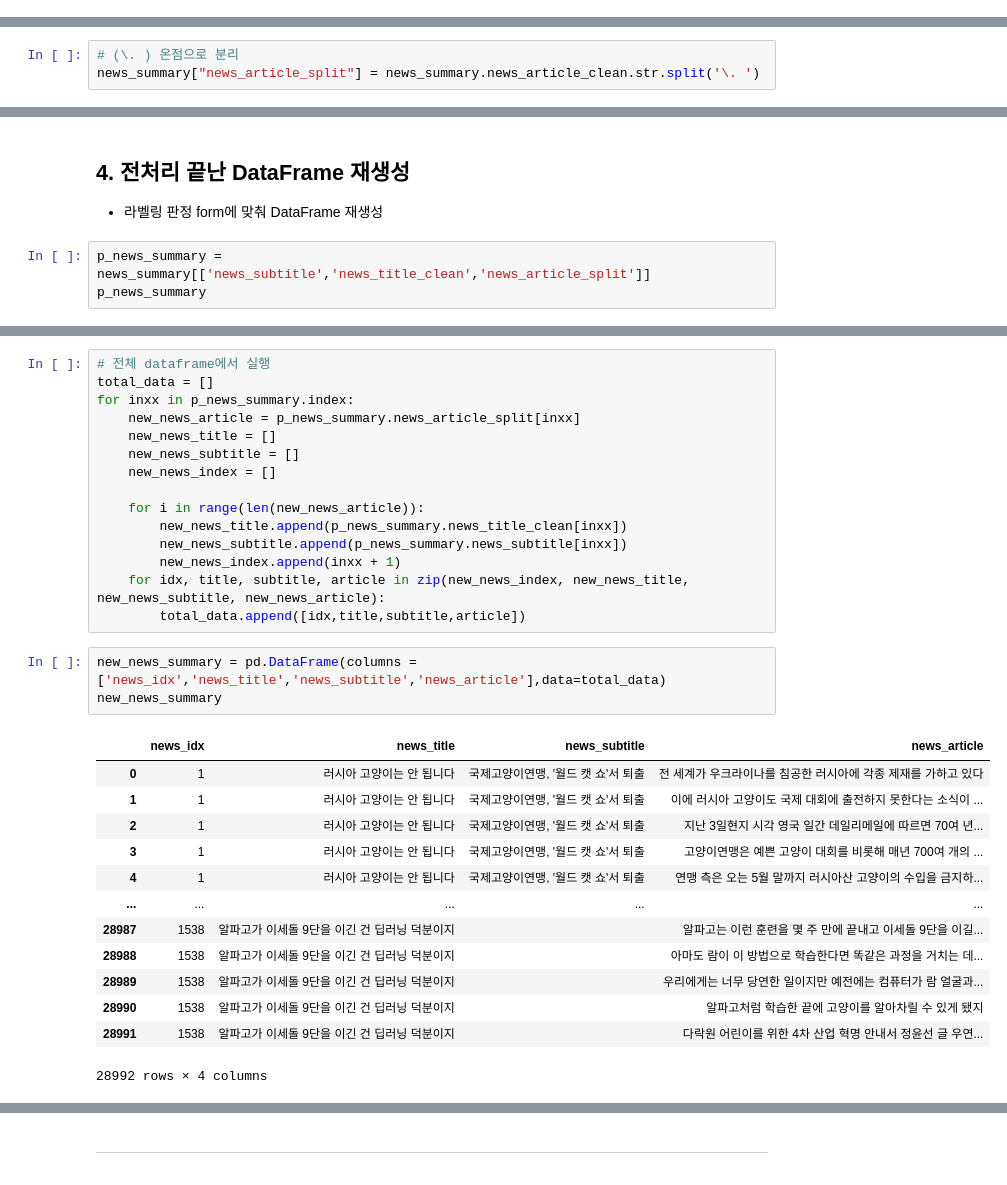
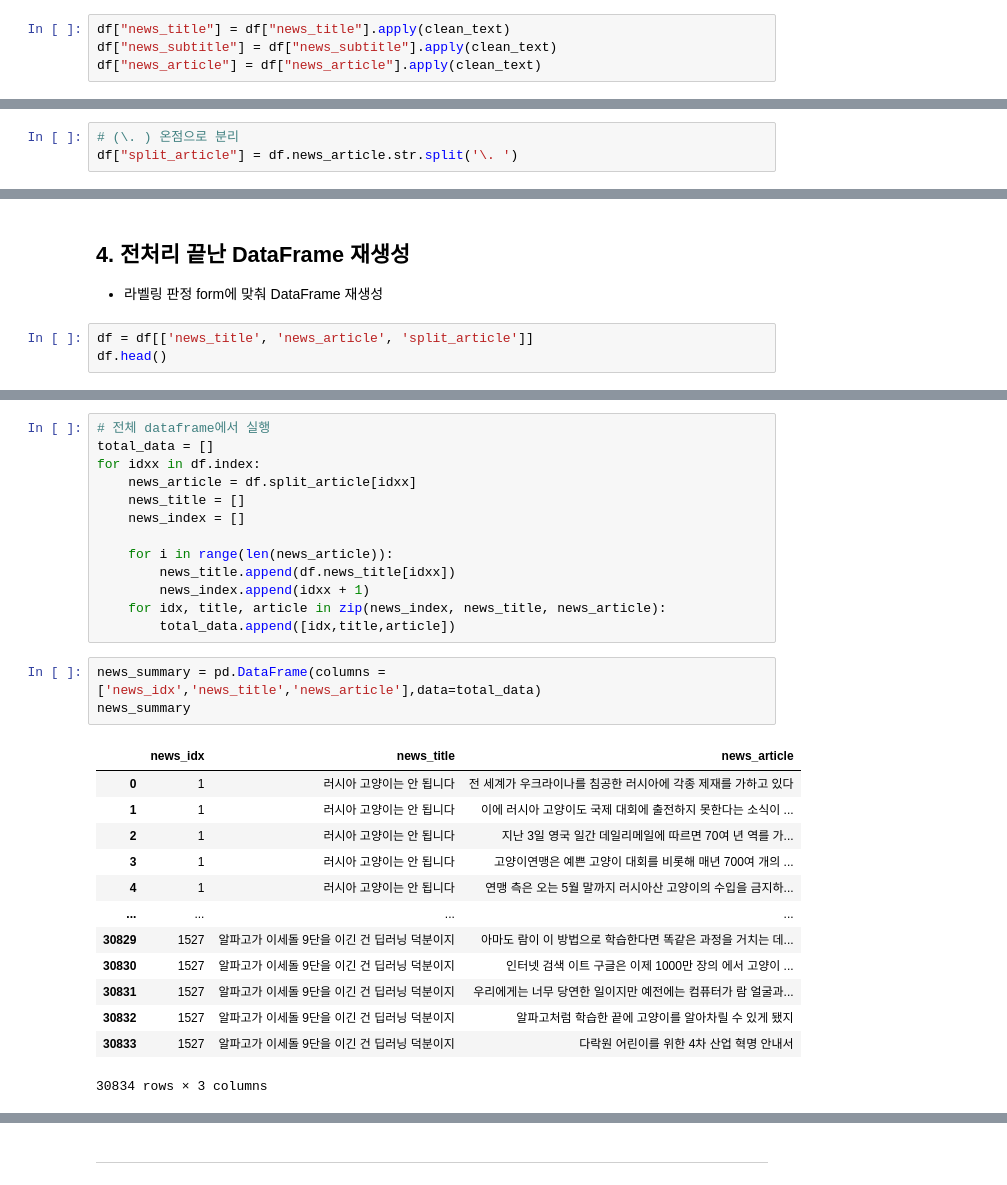
Before and after one commit to euneun316/NLP-Study, a Jupyter notebook: Summarization/kid_news/kid_news_mecab.ipynb, the cells around one changed output, grey strips where cells are left out. Drawn from its saved outputs; the diff is of its cells as text.

```diff
--- a/Summarization/kid_news/kid_news_mecab.ipynb
+++ b/Summarization/kid_news/kid_news_mecab.ipynb
@@ -344 +317,5 @@ news_summary["news_article_clean"] = clean_text(news_summary.news_article)
+# %%
+df["news_title"] = df["news_title"].apply(clean_text)
+df["news_subtitle"] = df["news_subtitle"].apply(clean_text)
+df["news_article"] = df["news_article"].apply(clean_text)
 # %%
@@ -365,4 +342,4 @@ news_summary.iloc[:, 4:]
 ### split() 사용
 # %%
 # (\. ) 온점으로 분리
-news_summary["news_article_split"] = news_summary.news_article_clean.str.split('\. ')
+df["split_article"] = df.news_article.str.split('\. ')
@@ -446,6 +421,6 @@ pp.pprint(sent_tokenize(article_text))
 ## 4. 전처리 끝난 DataFrame 재생성
 - 라벨링 판정 form에 맞춰 DataFrame 재생성
 # %%
-p_news_summary = news_summary[['news_subtitle','news_title_clean','news_article_split']]
-p_news_summary
+df = df[['news_title', 'news_article', 'split_article']]
+df.head()
 # %% [output]
@@ -487,32 +433,30 @@ def zip_dataframe(index):
 # %%
 # 전체 dataframe에서 실행
 total_data = []
-for inxx in p_news_summary.index:
-    new_news_article = p_news_summary.news_article_split[inxx]
-    new_news_title = []
-    new_news_subtitle = []
-    new_news_index = []
+for idxx in df.index:
+    news_article = df.split_article[idxx]
+    news_title = []
+    news_index = []
 
-    for i in range(len(new_news_article)):
-        new_news_title.append(p_news_summary.news_title_clean[inxx])
-        new_news_subtitle.append(p_news_summary.news_subtitle[inxx])
-        new_news_index.append(inxx + 1)
-    for idx, title, subtitle, article in zip(new_news_index, new_news_title, new_news_subtitle, new_news_article):
-        total_data.append([idx,title,subtitle,article])
+    for i in range(len(news_article)):
+        news_title.append(df.news_title[idxx])
+        news_index.append(idxx + 1)
+    for idx, title, article in zip(news_index, news_title, news_article):
+        total_data.append([idx,title,article])
 # %%
-new_news_summary = pd.DataFrame(columns = ['news_idx','news_title','news_subtitle','news_article'],data=total_data)
-new_news_summary
+news_summary = pd.DataFrame(columns = ['news_idx','news_title','news_article'],data=total_data)
+news_summary
 # %% [output]
-|  | news_idx | news_title | news_subtitle | news_article |
-| 0 | 1 | 러시아 고양이는 안 됩니다 | 국제고양이연맹, '월드 캣 쇼'서 퇴출 | 전 세계가 우크라이나를 침공한 러시아에 각종 제재를 가하고 있다 |
-| 1 | 1 | 러시아 고양이는 안 됩니다 | 국제고양이연맹, '월드 캣 쇼'서 퇴출 | 이에 러시아 고양이도 국제 대회에 출전하지 못한다는 소식이 ... |
-| 2 | 1 | 러시아 고양이는 안 됩니다 | 국제고양이연맹, '월드 캣 쇼'서 퇴출 | 지난 3일현지 시각 영국 일간 데일리메일에 따르면 70여 년... |
-| 3 | 1 | 러시아 고양이는 안 됩니다 | 국제고양이연맹, '월드 캣 쇼'서 퇴출 | 고양이연맹은 예쁜 고양이 대회를 비롯해 매년 700여 개의 ... |
-| 4 | 1 | 러시아 고양이는 안 됩니다 | 국제고양이연맹, '월드 캣 쇼'서 퇴출 | 연맹 측은 오는 5월 말까지 러시아산 고양이의 수입을 금지하... |
-| ... | ... | ... | ... | ... |
-| 28987 | 1538 | 알파고가 이세돌 9단을 이긴 건 딥러닝 덕분이지 |  | 알파고는 이런 훈련을 몇 주 만에 끝내고 이세돌 9단을 이길... |
-| 28988 | 1538 | 알파고가 이세돌 9단을 이긴 건 딥러닝 덕분이지 |  | 아마도 람이 이 방법으로 학습한다면 똑같은 과정을 거치는 데... |
-| 28989 | 1538 | 알파고가 이세돌 9단을 이긴 건 딥러닝 덕분이지 |  | 우리에게는 너무 당연한 일이지만 예전에는 컴퓨터가 람 얼굴과... |
-| 28990 | 1538 | 알파고가 이세돌 9단을 이긴 건 딥러닝 덕분이지 |  | 알파고처럼 학습한 끝에 고양이를 알아차릴 수 있게 됐지 |
-| 28991 | 1538 | 알파고가 이세돌 9단을 이긴 건 딥러닝 덕분이지 |  | 다락원 어린이를 위한 4차 산업 혁명 안내서 정윤선 글 우연... |
+|  | news_idx | news_title | news_article |
+| 0 | 1 | 러시아 고양이는 안 됩니다 | 전 세계가 우크라이나를 침공한 러시아에 각종 제재를 가하고 있다 |
+| 1 | 1 | 러시아 고양이는 안 됩니다 | 이에 러시아 고양이도 국제 대회에 출전하지 못한다는 소식이 ... |
+| 2 | 1 | 러시아 고양이는 안 됩니다 | 지난 3일 영국 일간 데일리메일에 따르면 70여 년 역를 가... |
+| 3 | 1 | 러시아 고양이는 안 됩니다 | 고양이연맹은 예쁜 고양이 대회를 비롯해 매년 700여 개의 ... |
+| 4 | 1 | 러시아 고양이는 안 됩니다 | 연맹 측은 오는 5월 말까지 러시아산 고양이의 수입을 금지하... |
+| ... | ... | ... | ... |
+| 30829 | 1527 | 알파고가 이세돌 9단을 이긴 건 딥러닝 덕분이지 | 아마도 람이 이 방법으로 학습한다면 똑같은 과정을 거치는 데... |
+| 30830 | 1527 | 알파고가 이세돌 9단을 이긴 건 딥러닝 덕분이지 | 인터넷 검색 이트 구글은 이제 1000만 장의 에서 고양이 ... |
+| 30831 | 1527 | 알파고가 이세돌 9단을 이긴 건 딥러닝 덕분이지 | 우리에게는 너무 당연한 일이지만 예전에는 컴퓨터가 람 얼굴과... |
+| 30832 | 1527 | 알파고가 이세돌 9단을 이긴 건 딥러닝 덕분이지 | 알파고처럼 학습한 끝에 고양이를 알아차릴 수 있게 됐지 |
+| 30833 | 1527 | 알파고가 이세돌 9단을 이긴 건 딥러닝 덕분이지 | 다락원 어린이를 위한 4차 산업 혁명 안내서 |
-28992 rows × 4 columns
+30834 rows × 3 columns
```
Also changed, not shown: parts of 82 cells of this notebook.
